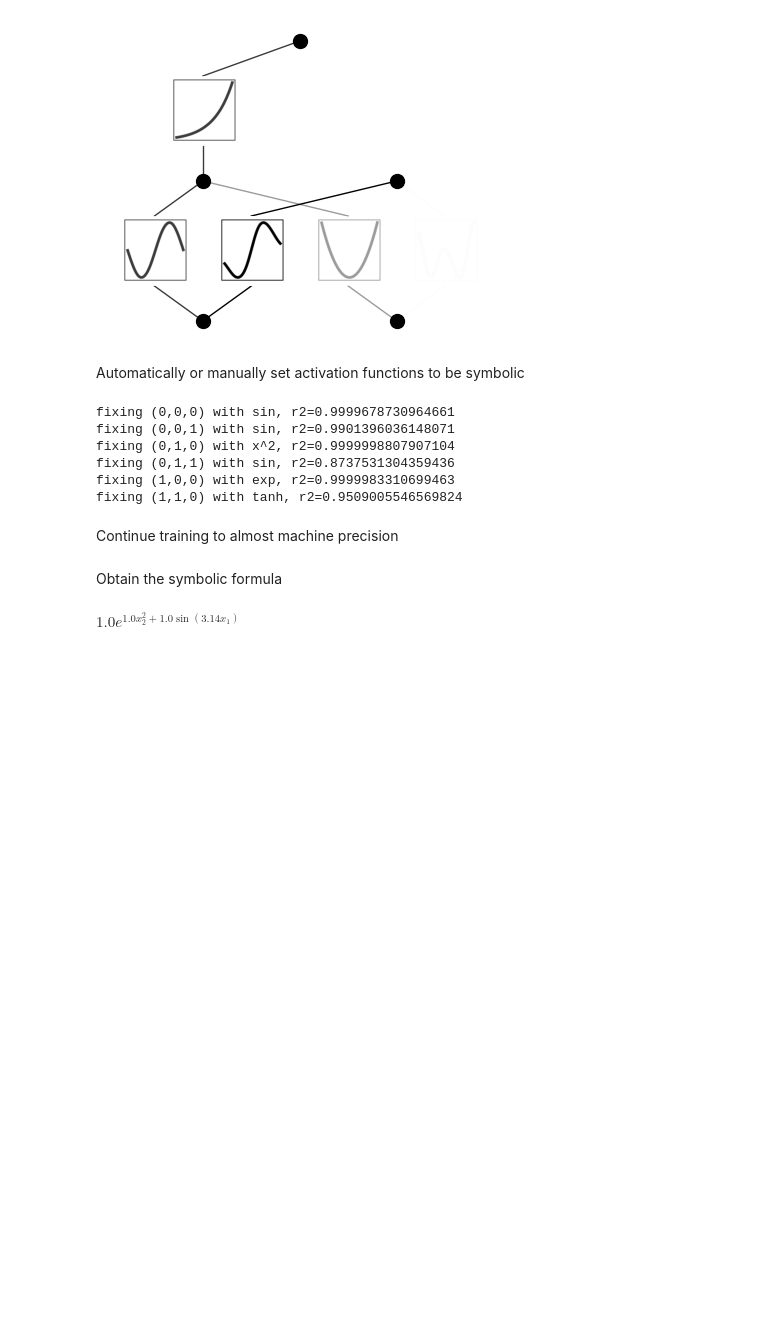
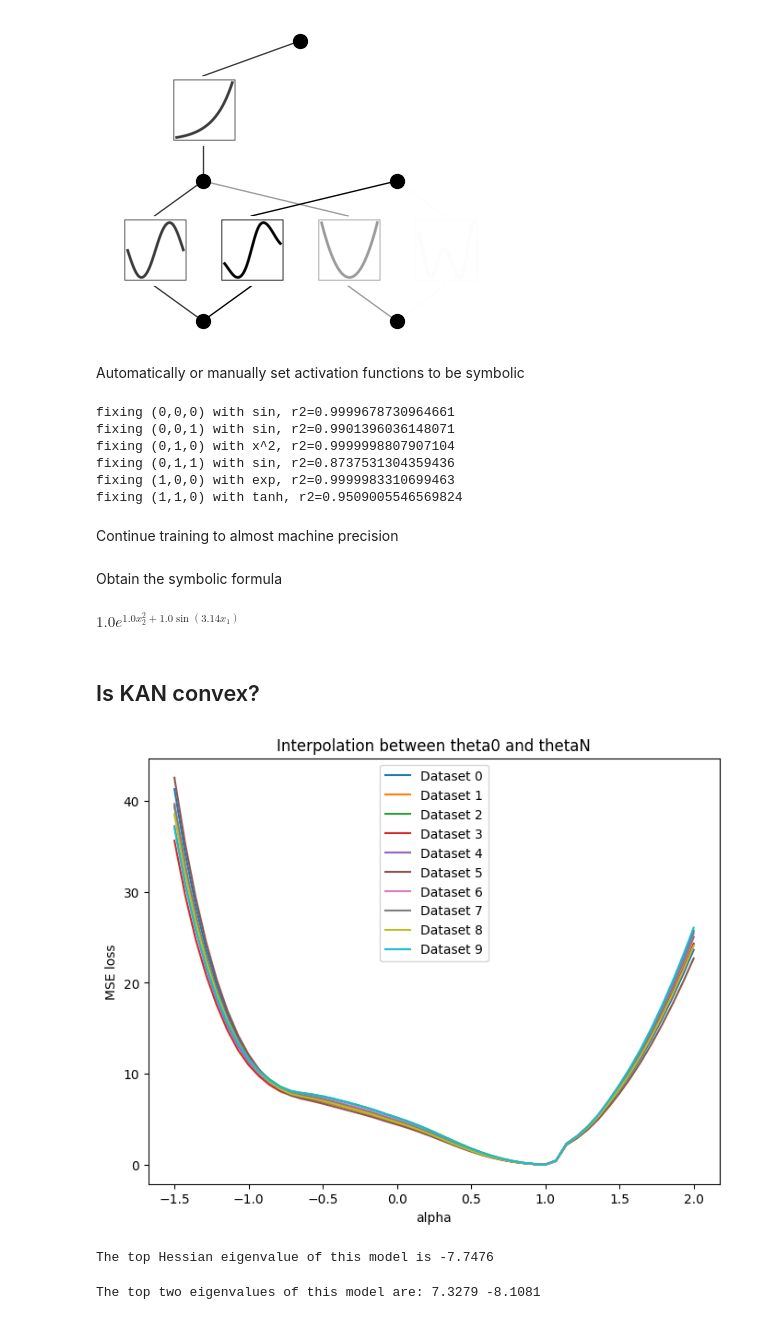
Before and after one commit to miniyachi/pykan, a Jupyter notebook: hellokan.ipynb, the cells around one changed output. Cells and saved outputs as stored; diff of their text form; code cells hidden in the pictures; blank space fills up the shorter version.

Commit message:
tests convexity of KAN

```diff
--- a/hellokan.ipynb
+++ b/hellokan.ipynb
@@ -91,7 +109,7 @@ model.plot()
 # %% [markdown]
 Continue training and replot
 # %%
-model.train(dataset, opt="LBFGS", steps=50);
+model.train_model(dataset, opt="LBFGS", steps=50);
 # %%
 model.plot()
 # %% [output]
@@ -120,10 +138,52 @@ fixing (1,1,0) with tanh, r2=0.9509005546569824
 # %% [markdown]
 Continue training to almost machine precision
 # %%
-model.train(dataset, opt="LBFGS", steps=50);
+model.train_model(dataset, opt="LBFGS", steps=50);
 # %% [markdown]
 Obtain the symbolic formula
 # %%
 model.symbolic_formula()[0][0]
 # %% [output]
 $\displaystyle 1.0 e^{1.0 x_{2}^{2} + 1.0 \sin{\left(3.14 x_{1} \right)}}$
+# %% [markdown]
+## Is KAN convex?
+# %%
+# Load initial and final parameters
+theta0 = torch.load(os.path.join(dir_stem, 'theta0.pth'))
+thetaN = torch.load(os.path.join(dir_stem, 'thetaN.pth'))
+
+# Linearly interpolate the parameters between theta0 and thetaN
+alphas = np.linspace(-1.5, 2.0, 50)
+thetas = [{name: (1-alpha)*theta0[name] + alpha*thetaN[name] for name in theta0} for alpha in alphas]
+# %%
+model = KAN(width=[2,5,1], grid=5, k=3)
+criterion = nn.MSELoss()
+# %%
+n_datasets = 10
+
+fig, ax = plt.subplots(1, 1, figsize=(8, 6))
+for i in range(n_datasets):
+    dataset = create_dataset(f, n_var=2, seed=i)
+    data = dataset['train_input']
+    targets = dataset['train_label']
+
+    losses = []
+    with torch.no_grad():  # No need to compute gradients for evaluation
+        for theta in thetas:
+            model.load_state_dict(theta)
+            outputs = model(data)
+            loss = criterion(outputs, targets)
+            losses.append(loss.item())
+
+    # Plot the loss as a function of alpha
+    ax.plot(alphas, losses, label=f'Dataset {i}')
+
+# add legend for each line
+ax.legend()
+
+plt.xlabel('alpha')
+plt.ylabel('MSE loss')
+plt.title('Interpolation between theta0 and thetaN')
+plt.show()
+# %% [output]
+[figure, added]
@@ -129,0 +197,11 @@ $\displaystyle 1.0 e^{1.0 x_{2}^{2} + 1.0 \sin{\left(3.14 x_{1} \right)}}$
+# %%
+top_eigenvalues, top_eigenvector = hessian_comp.eigenvalues()
+print("The top Hessian eigenvalue of this model is %.4f"%top_eigenvalues[-1])
+# %% [output]
+The top Hessian eigenvalue of this model is -7.7476
+# %%
+# Now let's compute the top 2 eigenavlues and eigenvectors of the Hessian
+top_eigenvalues, top_eigenvector = hessian_comp.eigenvalues(top_n=2)
+print("The top two eigenvalues of this model are: %.4f %.4f"% (top_eigenvalues[-1],top_eigenvalues[-2]))
+# %% [output]
+The top two eigenvalues of this model are: 7.3279 -8.1081
```
Also changed, not shown: parts of 9 cells of this notebook, 4 other files.
